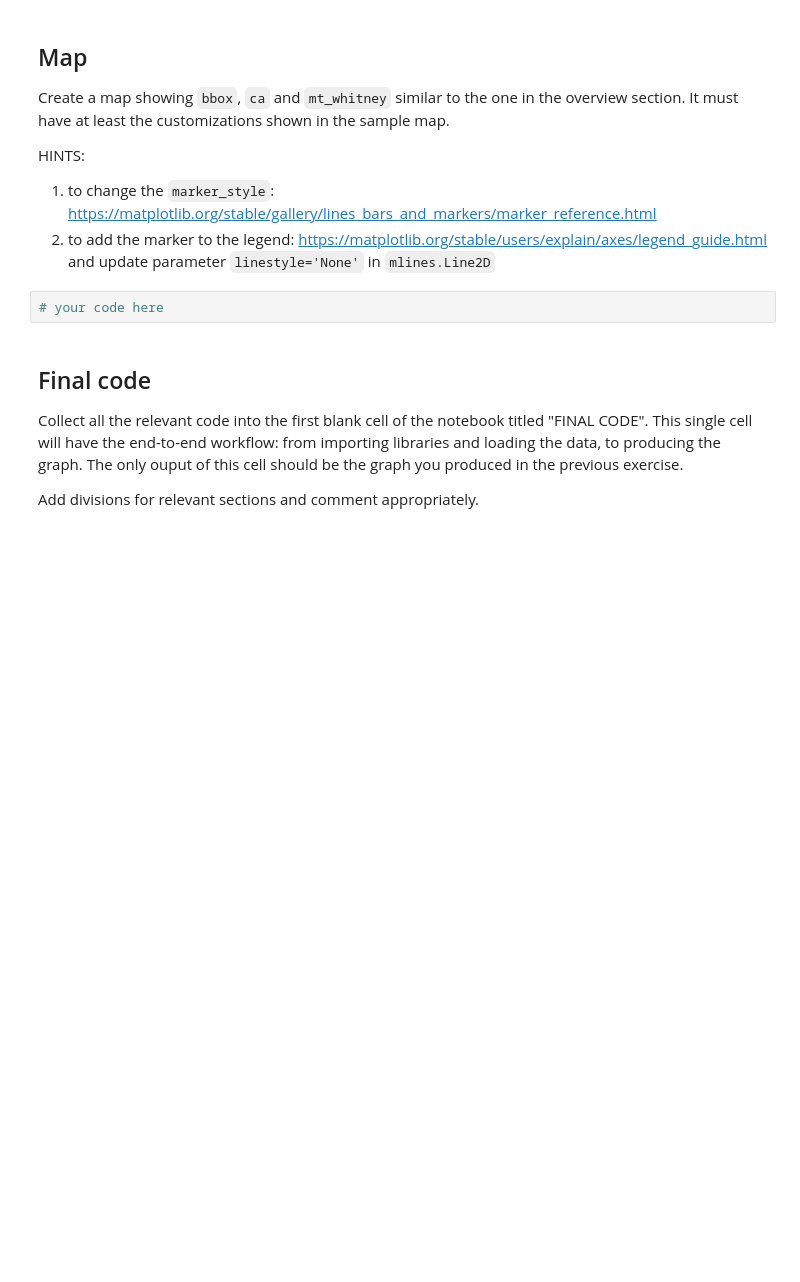
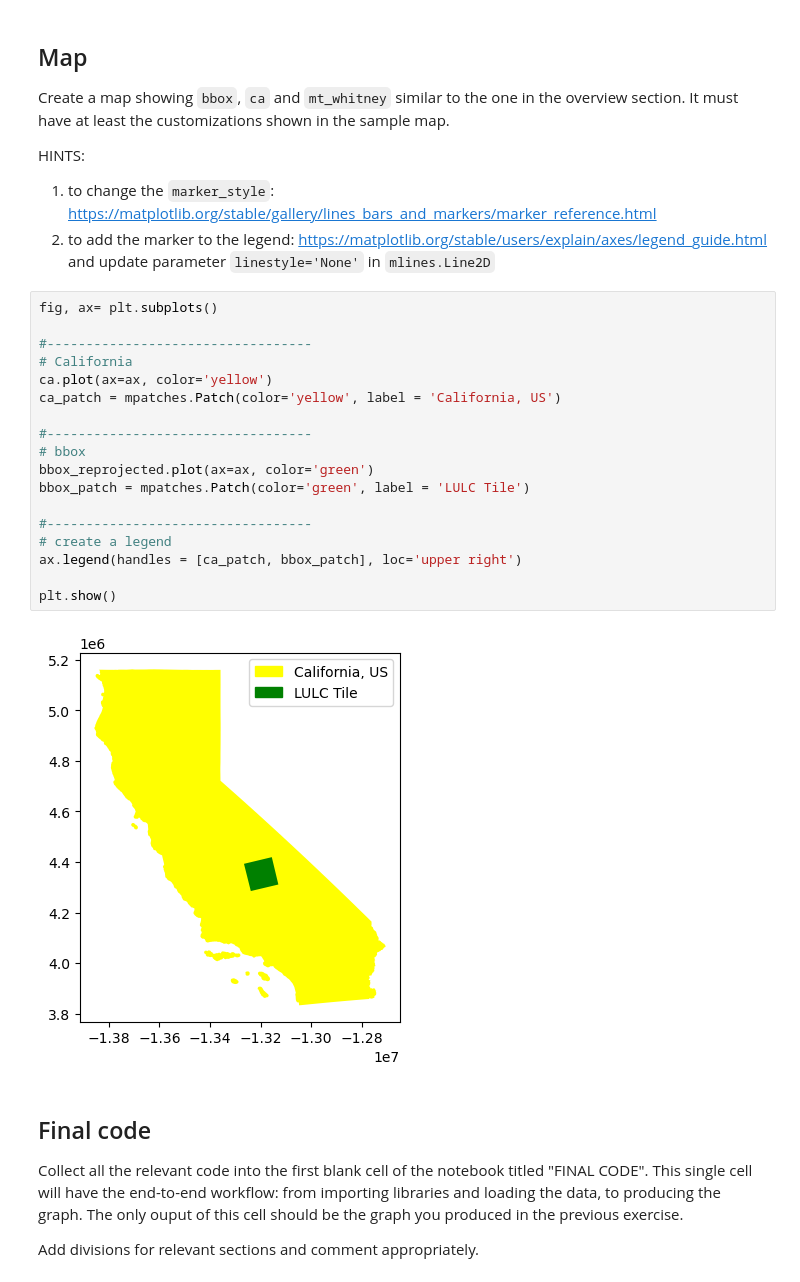
Before and after one commit to cnordheim-maestas/eds-220-hwk4, a Jupyter notebook: hwk4-task1-whitney-map.ipynb, the cells around one changed output. Saved outputs shown, nothing was run; the diff lists cells and outputs as text; blank space fills up the shorter version.

```diff
--- a/hwk4-task1-whitney-map.ipynb
+++ b/hwk4-task1-whitney-map.ipynb
@@ -138,7 +206,25 @@ HINTS:
 1. to change the `marker_style`: https://matplotlib.org/stable/gallery/lines_bars_and_markers/marker_reference.html
 2. to add the marker to the legend: https://matplotlib.org/stable/users/explain/axes/legend_guide.html and update parameter `linestyle='None'` in `mlines.Line2D`
 # %%
-# your code here
+fig, ax= plt.subplots()
+
+#----------------------------------
+# California
+ca.plot(ax=ax, color='yellow')
+ca_patch = mpatches.Patch(color='yellow', label = 'California, US')
+
+#----------------------------------
+# bbox
+bbox_reprojected.plot(ax=ax, color='green')
+bbox_patch = mpatches.Patch(color='green', label = 'LULC Tile')
+
+#----------------------------------
+# create a legend
+ax.legend(handles = [ca_patch, bbox_patch], loc='upper right')
+
+plt.show()
+# %% [output]
+[figure, added]
 # %% [markdown]
 ## Final code
 Collect all the relevant code into the first blank cell of the notebook titled "FINAL CODE". This single cell will have the end-to-end workflow: from importing libraries and loading the data, to producing the graph. The only ouput of this cell should be the graph you produced in the previous exercise.
```
Also changed, not shown: parts of 12 cells of this notebook.
